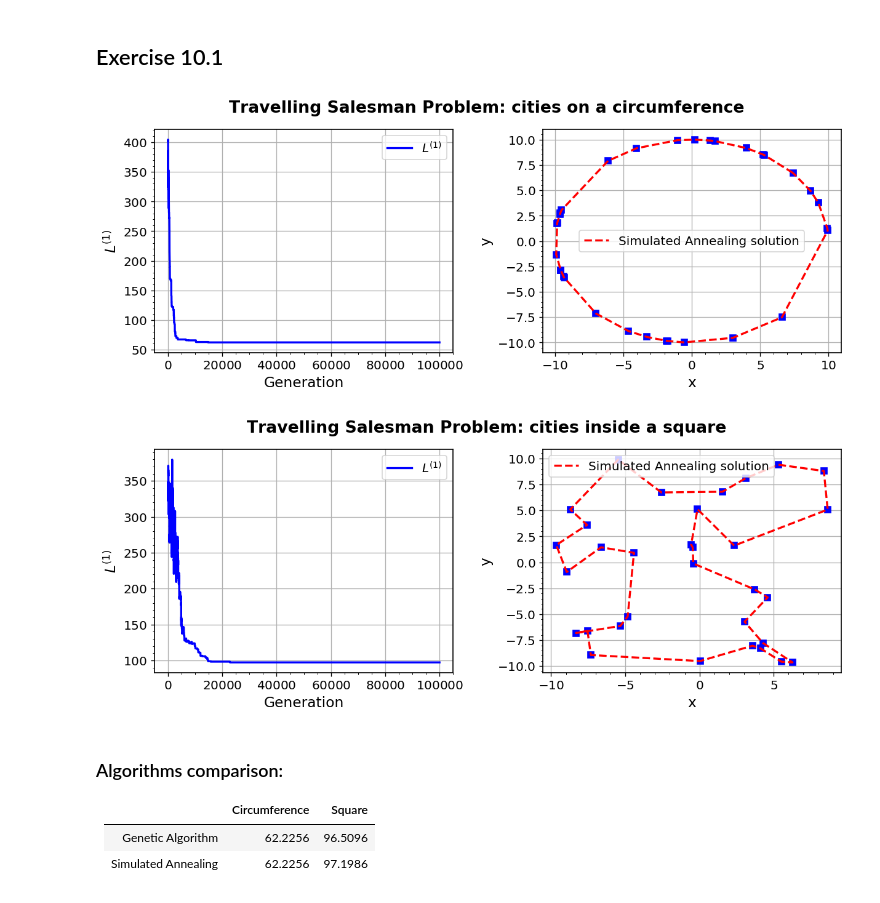
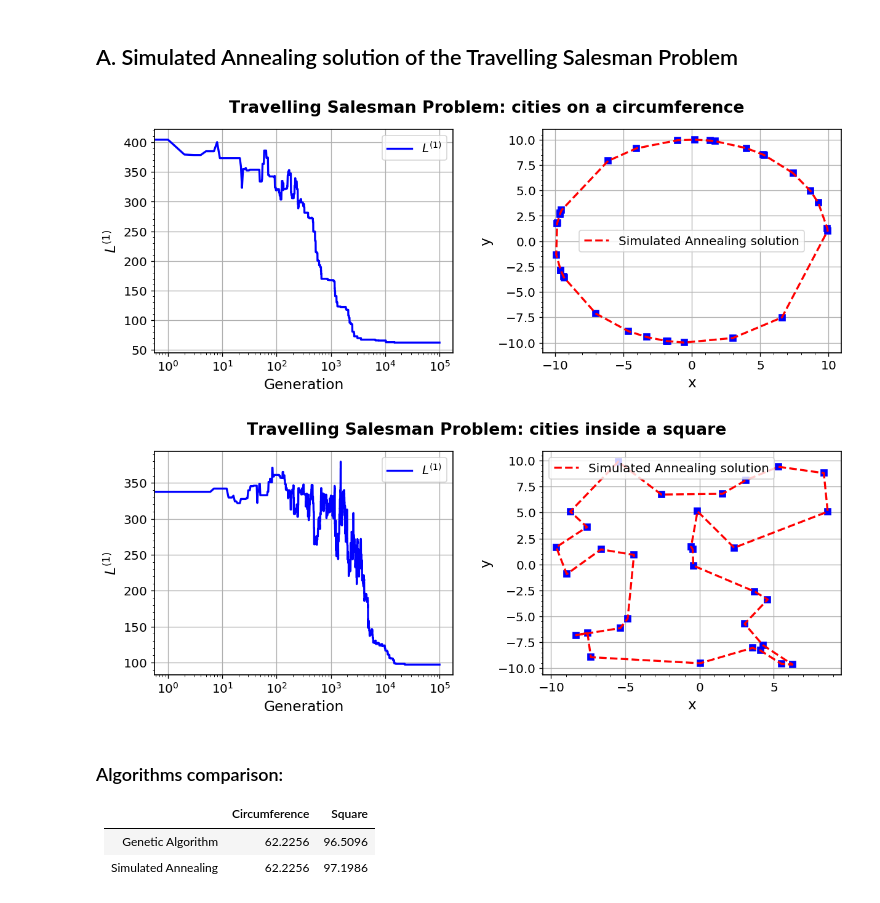
Before and after one commit to Mattia-Corigliano/NSLaboratory, a Jupyter notebook: Exercise_10/Notebook_10.ipynb, the cells around one changed output. Saved outputs shown, nothing was run; the diff lists cells and outputs as text; code cells hidden in the pictures.

```diff
--- a/Exercise_10/Notebook_10.ipynb
+++ b/Exercise_10/Notebook_10.ipynb
@@ -33,8 +39,8 @@ mpl.rcParams['figure.subplot.wspace'] = 0.4
 mpl.rcParams['figure.subplot.hspace'] = 0.4
 ## ERRORBARS
 mpl.rcParams['errorbar.capsize'] = 2  ## length of end cap on error bars in pixels
-# %% [markdown]
-## Exercise 10.1
+# %% [markdown]
+## A. Simulated Annealing solution of the Travelling Salesman Problem
 # %%
 cities_configuration = np.loadtxt("data/circle_cities_config.txt").T
 cities_configuration2 = np.loadtxt("data/square_cities_config.txt").T
@@ -48,35 +54,37 @@ plt.subplot(1, 2, 1);
 plt.suptitle("Travelling Salesman Problem: cities on a circumference", size =16)
 plt.plot(optimal_lenght[0], optimal_lenght[1], 'b-', lw = 2, label = '$L^{(1)}$')
 plt.legend()
 plt.xlabel("Generation")
 plt.ylabel("$L^{(1)}$")
+plt.semilogx()
 plt.subplot(1, 2, 2)
 plt.plot(cities_configuration[1], cities_configuration[2], 'bs', markersize = 6)
 plt.plot(circle_solution[1], circle_solution[2], 'r--', lw=2, label = "Simulated Annealing solution")
 plt.xlabel("x")
 plt.ylabel("y")
 plt.legend()
 plt.subplots_adjust(wspace = 0.3)
 plt.show()
 
 plt.figure(figsize=(12, 4), dpi=120)
 plt.subplot(1, 2, 1);
 plt.suptitle("Travelling Salesman Problem: cities inside a square", size =16)
 plt.plot(optimal_lenght2[0], optimal_lenght2[1], 'b-', lw = 2, label = '$L^{(1)}$')
 plt.legend()
 plt.xlabel("Generation")
 plt.ylabel("$L^{(1)}$")
+plt.semilogx()
 plt.subplot(1, 2, 2)
 plt.plot(cities_configuration2[1], cities_configuration2[2], 'bs', markersize = 6)
 plt.plot(square_solution[1], square_solution[2], 'r--', lw=2, label = "Simulated Annealing solution")
 plt.xlabel("x")
 plt.ylabel("y")
 plt.legend()
 plt.subplots_adjust(wspace = 0.3)
 plt.show()
 # %% [output]
-[figure, old version]
+[figure, new version]
-[figure, old version]
+[figure, new version]
 # %% [markdown]
 ### Algorithms comparison:
 
```
Also changed, not shown: parts of 5 cells of this notebook, 33 other files.
